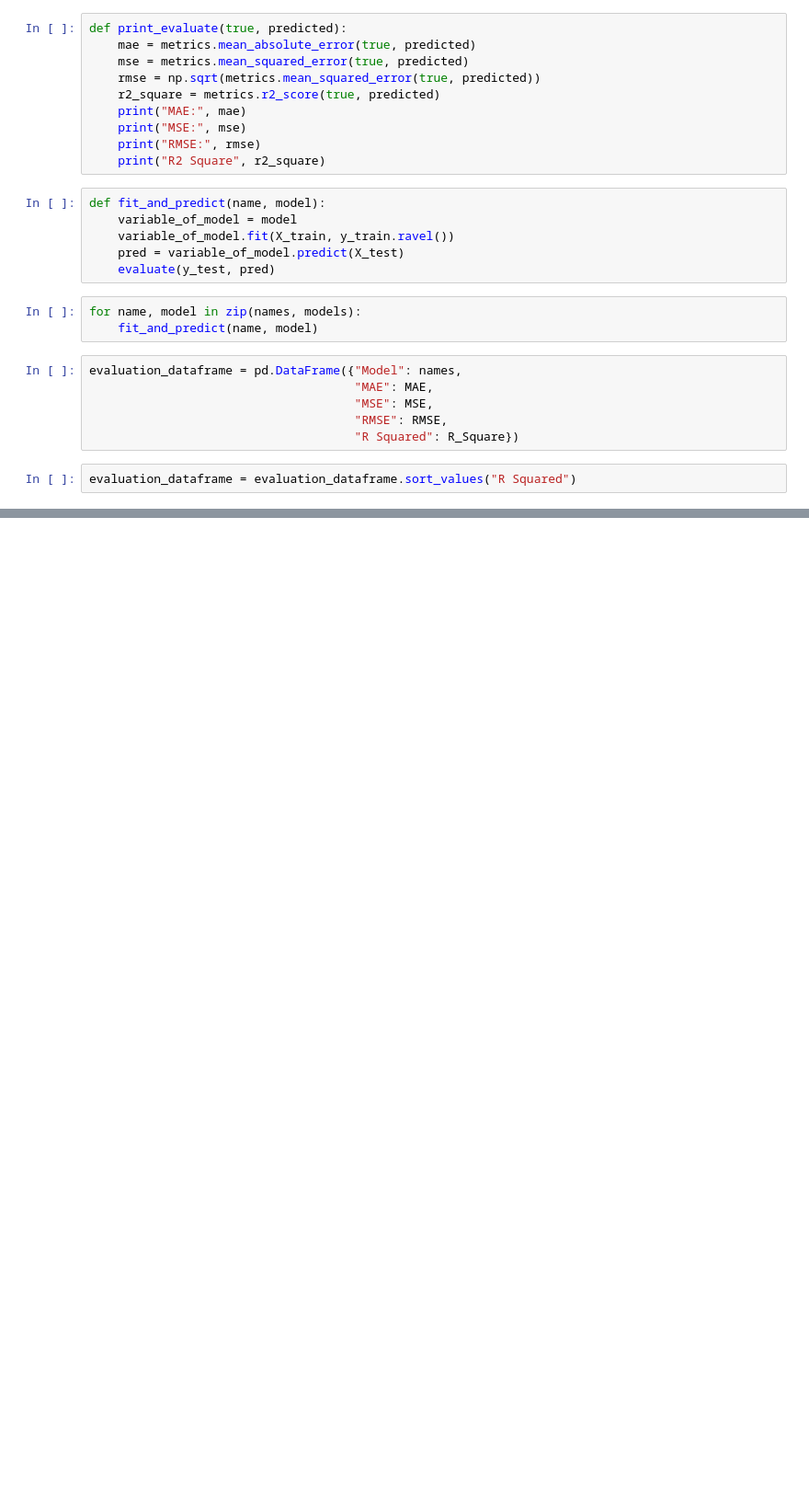
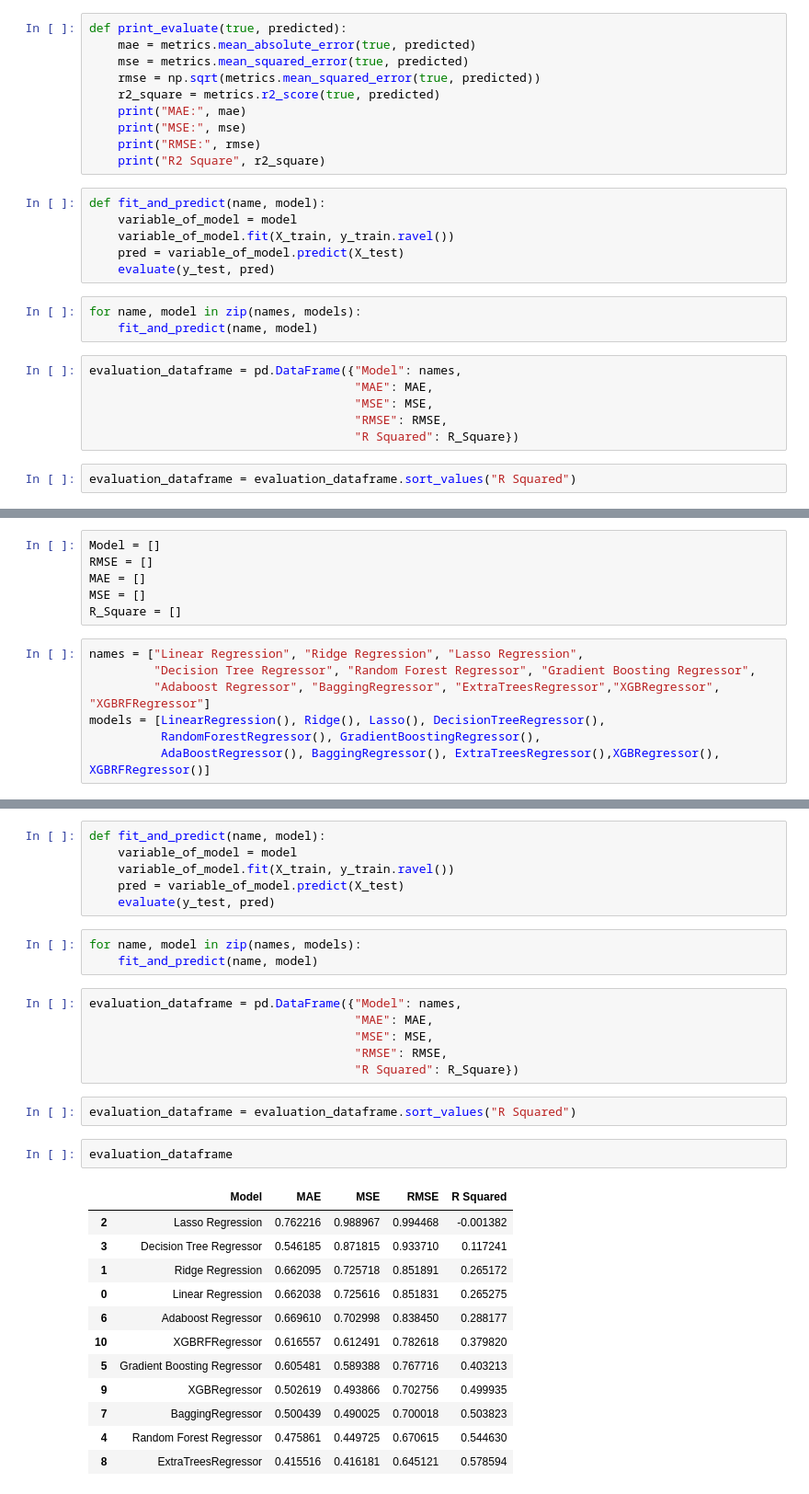
Before and after one commit to SoroushGhaderi/wine_quality_data_analysis_machine_learning, a Jupyter notebook: wine_quality_machine_learning.ipynb, the cells around one changed output, grey strips where cells are left out. Shown at 92% size. Drawn from its saved outputs; the diff is of its cells as text; blank space fills up the shorter version.

```diff
--- a/wine_quality_machine_learning.ipynb
+++ b/wine_quality_machine_learning.ipynb
@@ -110,0 +128,13 @@ evaluation_dataframe
+# %%
+Model = []
+RMSE = []
+MAE = []
+MSE = []
+R_Square = []
+# %%
+names = ["Linear Regression", "Ridge Regression", "Lasso Regression",
+         "Decision Tree Regressor", "Random Forest Regressor", "Gradient Boosting Regressor",
+         "Adaboost Regressor", "BaggingRegressor", "ExtraTreesRegressor","XGBRegressor", "XGBRFRegressor"]
+models = [LinearRegression(), Ridge(), Lasso(), DecisionTreeRegressor(),
+          RandomForestRegressor(), GradientBoostingRegressor(),
+          AdaBoostRegressor(), BaggingRegressor(), ExtraTreesRegressor(),XGBRegressor(), XGBRFRegressor()]
@@ -110,0 +157,32 @@ evaluation_dataframe
+# %%
+def fit_and_predict(name, model):
+    variable_of_model = model
+    variable_of_model.fit(X_train, y_train.ravel())
+    pred = variable_of_model.predict(X_test)
+    evaluate(y_test, pred)
+# %%
+for name, model in zip(names, models):
+    fit_and_predict(name, model)
+# %%
+evaluation_dataframe = pd.DataFrame({"Model": names,
+                                     "MAE": MAE,
+                                     "MSE": MSE,
+                                     "RMSE": RMSE,
+                                     "R Squared": R_Square})
+# %%
+evaluation_dataframe = evaluation_dataframe.sort_values("R Squared")
+# %%
+evaluation_dataframe
+# %% [output]
+|  | Model | MAE | MSE | RMSE | R Squared |
+| 2 | Lasso Regression | 0.762216 | 0.988967 | 0.994468 | -0.001382 |
+| 3 | Decision Tree Regressor | 0.546185 | 0.871815 | 0.933710 | 0.117241 |
+| 1 | Ridge Regression | 0.662095 | 0.725718 | 0.851891 | 0.265172 |
+| 0 | Linear Regression | 0.662038 | 0.725616 | 0.851831 | 0.265275 |
+| 6 | Adaboost Regressor | 0.669610 | 0.702998 | 0.838450 | 0.288177 |
+| 10 | XGBRFRegressor | 0.616557 | 0.612491 | 0.782618 | 0.379820 |
+| 5 | Gradient Boosting Regressor | 0.605481 | 0.589388 | 0.767716 | 0.403213 |
+| 9 | XGBRegressor | 0.502619 | 0.493866 | 0.702756 | 0.499935 |
+| 7 | BaggingRegressor | 0.500439 | 0.490025 | 0.700018 | 0.503823 |
+| 4 | Random Forest Regressor | 0.475861 | 0.449725 | 0.670615 | 0.544630 |
+| 8 | ExtraTreesRegressor | 0.415516 | 0.416181 | 0.645121 | 0.578594 |
```
Also changed, not shown: parts of 12 cells of this notebook, 3 other files.
